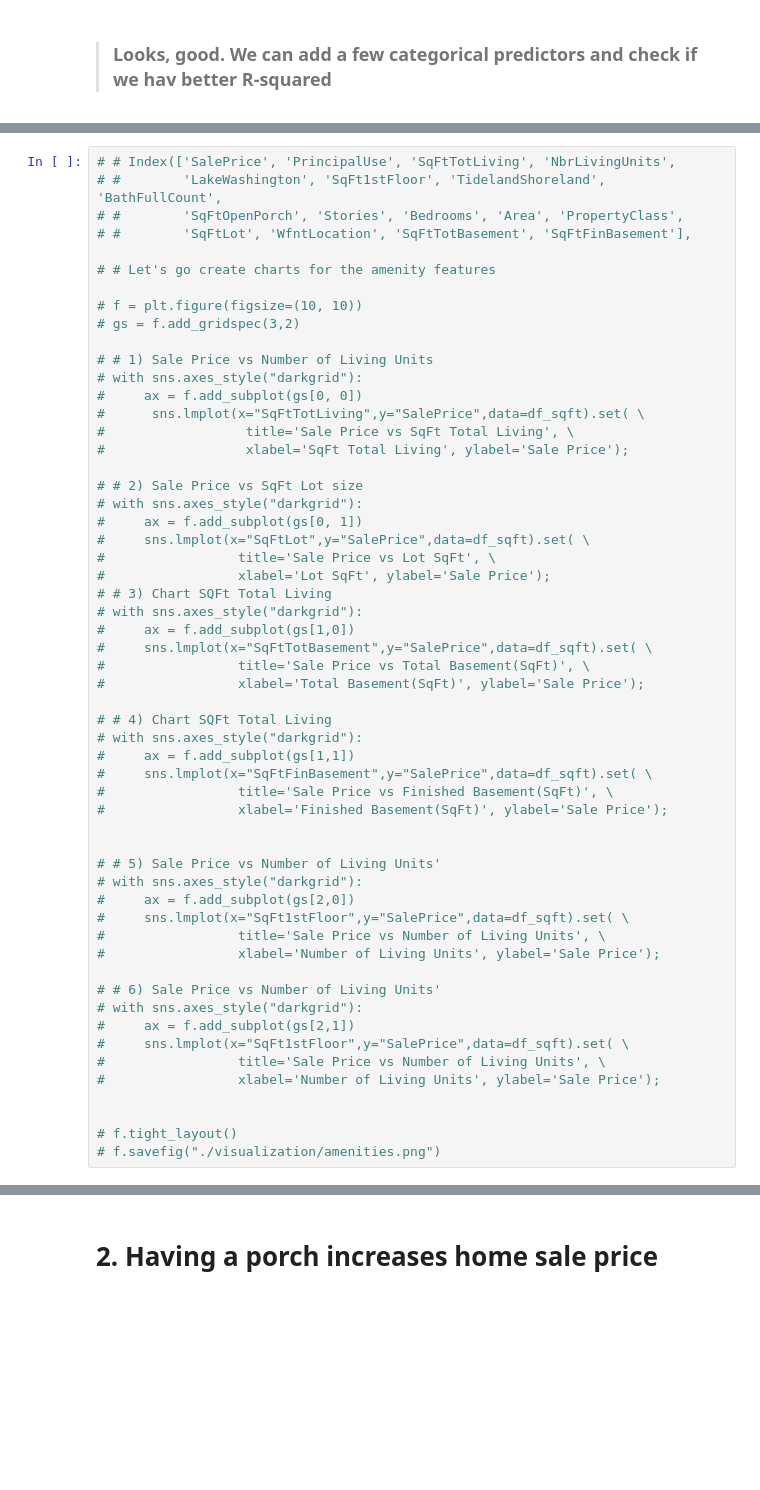
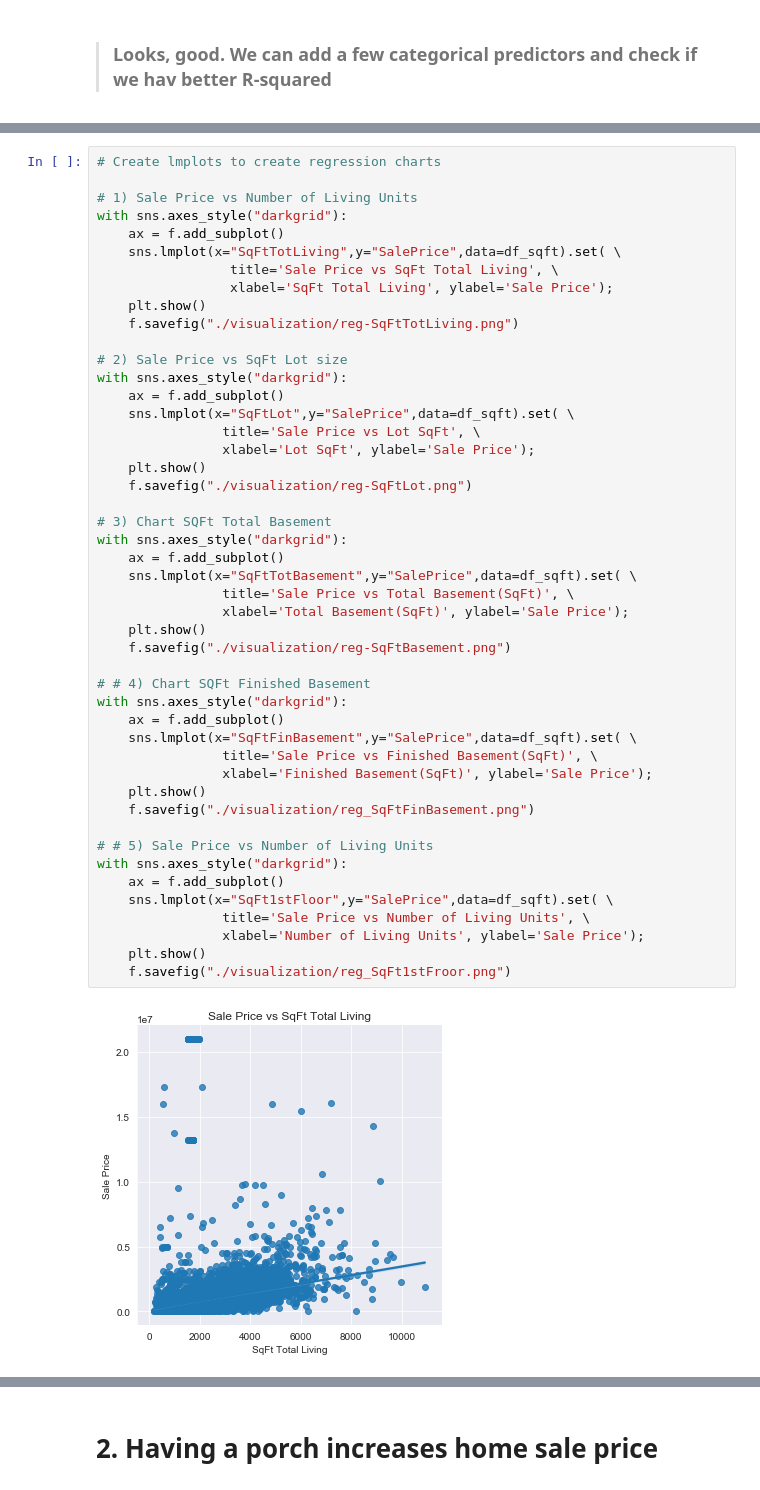
Before and after one commit to ghPRao/phase_2_project_chicago-sf-seattle-ds-082420, a Jupyter notebook: index.ipynb, the cells around one changed output, grey strips where cells are left out. Cells and saved outputs as stored; diff of their text form; blank space fills up the shorter version.

```diff
--- a/index.ipynb
+++ b/index.ipynb
@@ -281,56 +285,49 @@ f.savefig("./visualization/amenities.png")
 # %%
-# # Index(['SalePrice', 'PrincipalUse', 'SqFtTotLiving', 'NbrLivingUnits',
-# #        'LakeWashington', 'SqFt1stFloor', 'TidelandShoreland', 'BathFullCount',
-# #        'SqFtOpenPorch', 'Stories', 'Bedrooms', 'Area', 'PropertyClass',
-# #        'SqFtLot', 'WfntLocation', 'SqFtTotBasement', 'SqFtFinBasement'],
+# Create lmplots to create regression charts
 
-# # Let's go create charts for the amenity features
+# 1) Sale Price vs Number of Living Units
+with sns.axes_style("darkgrid"):
+    ax = f.add_subplot()
+    sns.lmplot(x="SqFtTotLiving",y="SalePrice",data=df_sqft).set( \
+                 title='Sale Price vs SqFt Total Living', \
+                 xlabel='SqFt Total Living', ylabel='Sale Price');
+    plt.show()
+    f.savefig("./visualization/reg-SqFtTotLiving.png")
 
-# f = plt.figure(figsize=(10, 10))
-# gs = f.add_gridspec(3,2)
+# 2) Sale Price vs SqFt Lot size
+with sns.axes_style("darkgrid"):
+    ax = f.add_subplot()
+    sns.lmplot(x="SqFtLot",y="SalePrice",data=df_sqft).set( \
+                title='Sale Price vs Lot SqFt', \
+                xlabel='Lot SqFt', ylabel='Sale Price');
+    plt.show()
+    f.savefig("./visualization/reg-SqFtLot.png")
 
-# # 1) Sale Price vs Number of Living Units
-# with sns.axes_style("darkgrid"):
-#     ax = f.add_subplot(gs[0, 0])
-#      sns.lmplot(x="SqFtTotLiving",y="SalePrice",data=df_sqft).set( \
-#                  title='Sale Price vs SqFt Total Living', \
-#                  xlabel='SqFt Total Living', ylabel='Sale Price');
+# 3) Chart SQFt Total Basement
+with sns.axes_style("darkgrid"):
+    ax = f.add_subplot()
+    sns.lmplot(x="SqFtTotBasement",y="SalePrice",data=df_sqft).set( \
+                title='Sale Price vs Total Basement(SqFt)', \
+                xlabel='Total Basement(SqFt)', ylabel='Sale Price');
+    plt.show()
+    f.savefig("./visualization/reg-SqFtBasement.png")
 
-# # 2) Sale Price vs SqFt Lot size
-# with sns.axes_style("darkgrid"):
-#     ax = f.add_subplot(gs[0, 1])
-#     sns.lmplot(x="SqFtLot",y="SalePrice",data=df_sqft).set( \
-#                 title='Sale Price vs Lot SqFt', \
-#                 xlabel='Lot SqFt', ylabel='Sale Price');
-# # 3) Chart SQFt Total Living
-# with sns.axes_style("darkgrid"):
-#     ax = f.add_subplot(gs[1,0])
-#     sns.lmplot(x="SqFtTotBasement",y="SalePrice",data=df_sqft).set( \
-#                 title='Sale Price vs Total Basement(SqFt)', \
-#                 xlabel='Total Basement(SqFt)', ylabel='Sale Price');
+# # 4) Chart SQFt Finished Basement
+with sns.axes_style("darkgrid"):
+    ax = f.add_subplot()
+    sns.lmplot(x="SqFtFinBasement",y="SalePrice",data=df_sqft).set( \
+                title='Sale Price vs Finished Basement(SqFt)', \
+                xlabel='Finished Basement(SqFt)', ylabel='Sale Price');
+    plt.show()
+    f.savefig("./visualization/reg_SqFtFinBasement.png")
 
-# # 4) Chart SQFt Total Living
-# with sns.axes_style("darkgrid"):
-#     ax = f.add_subplot(gs[1,1])
-#     sns.lmplot(x="SqFtFinBasement",y="SalePrice",data=df_sqft).set( \
-#                 title='Sale Price vs Finished Basement(SqFt)', \
-#                 xlabel='Finished Basement(SqFt)', ylabel='Sale Price');
-
-
-# # 5) Sale Price vs Number of Living Units'
-# with sns.axes_style("darkgrid"):
-#     ax = f.add_subplot(gs[2,0])
-#     sns.lmplot(x="SqFt1stFloor",y="SalePrice",data=df_sqft).set( \
-#                 title='Sale Price vs Number of Living Units', \
-#                 xlabel='Number of Living Units', ylabel='Sale Price');
-
-# # 6) Sale Price vs Number of Living Units'
-# with sns.axes_style("darkgrid"):
-#     ax = f.add_subplot(gs[2,1])
-#     sns.lmplot(x="SqFt1stFloor",y="SalePrice",data=df_sqft).set( \
-#                 title='Sale Price vs Number of Living Units', \
-#                 xlabel='Number of Living Units', ylabel='Sale Price');
-
-
-# f.tight_layout()
-# f.savefig("./visualization/amenities.png")
+# # 5) Sale Price vs Number of Living Units
+with sns.axes_style("darkgrid"):
+    ax = f.add_subplot()
+    sns.lmplot(x="SqFt1stFloor",y="SalePrice",data=df_sqft).set( \
+                title='Sale Price vs Number of Living Units', \
+                xlabel='Number of Living Units', ylabel='Sale Price');
+    plt.show()
+    f.savefig("./visualization/reg_SqFt1stFroor.png")
+# %% [output]
+[figure, added]
```
Also changed, not shown: parts of 19 cells of this notebook, 29 other files.
